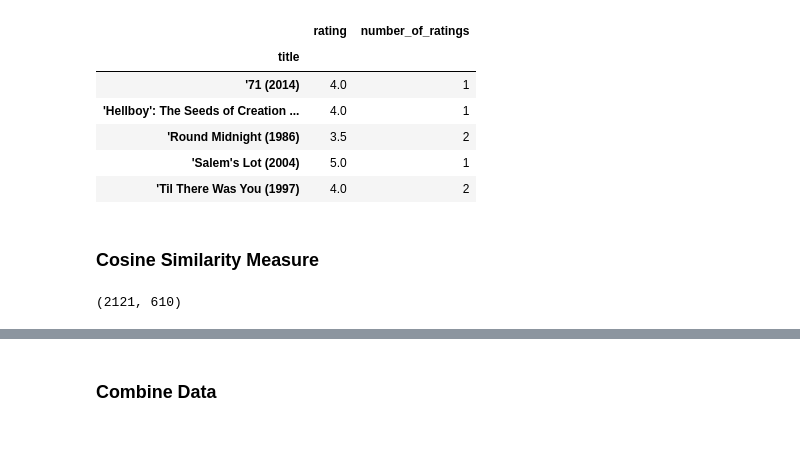
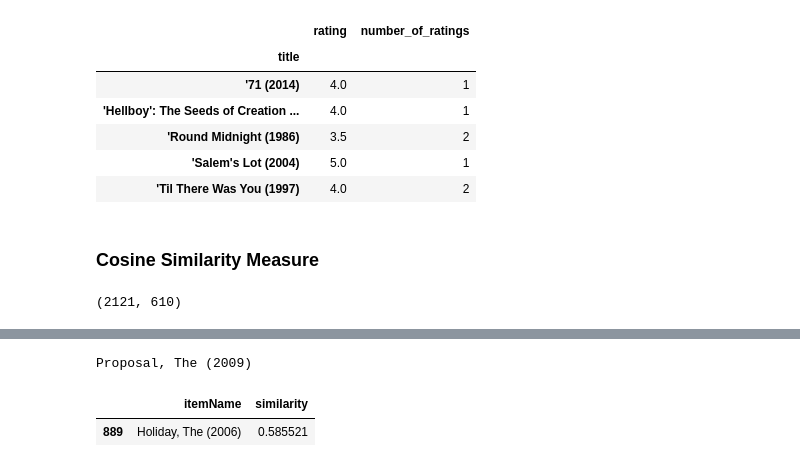
Before and after one commit to KamaleshRao/DataScience, a Jupyter notebook: Recommender Test.ipynb, the cells around one changed output, grey strips where cells are left out. Cells and saved outputs as stored; diff of their text form; code cells hidden in the pictures; blank space fills up the shorter version.

```diff
--- a/Recommender Test.ipynb
+++ b/Recommender Test.ipynb
@@ -651,2 +487,8 @@ Name: (500) Days of Summer (2009), Length: 610, dtype: float64
-# %% [markdown]
-### Combine Data
+# %%
+tempTarget=random.sample(range(len(smallMovieMatrix)),1)[0]
+print(smallMovieMatrix.index[tempTarget])
+ReturnMaxNSimilarItems(smallMovieMatrix, target=tempTarget)
+# %% [output]
+Proposal, The (2009)
+|  | itemName | similarity |
+| 889 | Holiday, The (2006) | 0.585521 |
```
Also changed, not shown: parts of 32 cells of this notebook.
